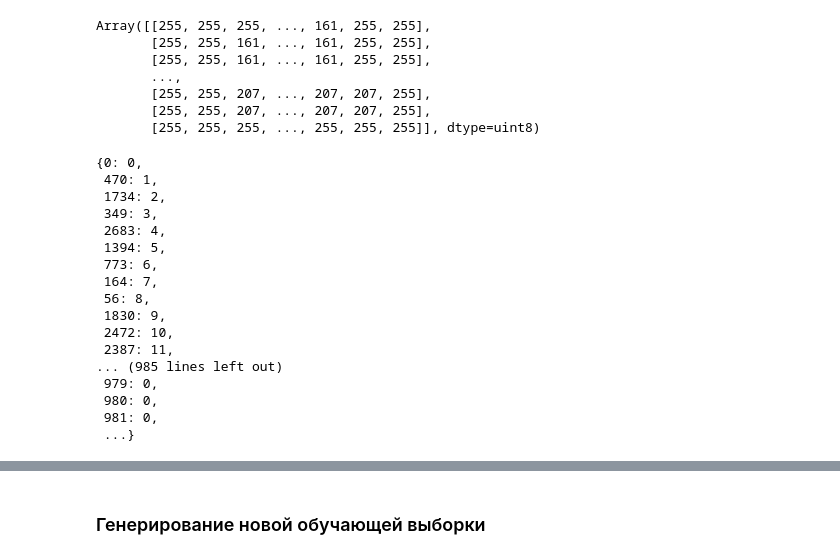
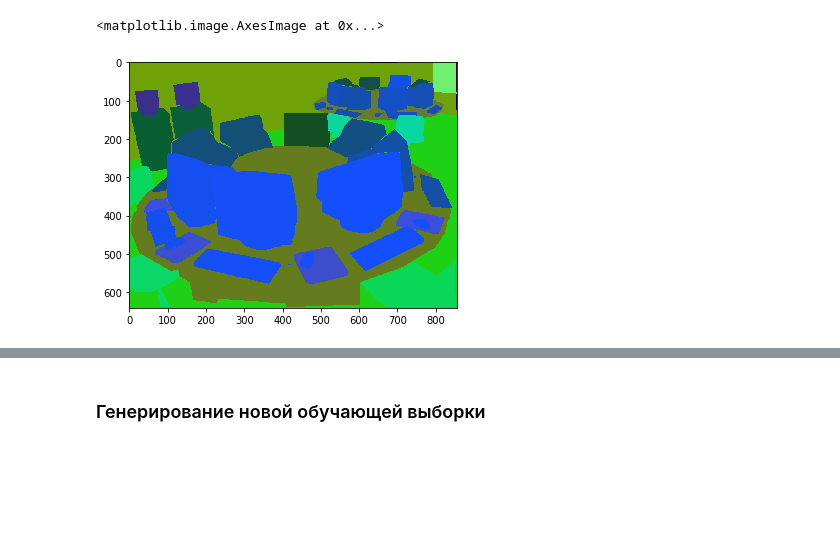
Before and after one commit to RobertVoropaev/InteriorRecognitionSystem, a Jupyter notebook: 3.ImagePreprocessing.ipynb, the cells around one changed output, grey strips where cells are left out. Saved outputs shown, nothing was run; the diff lists cells and outputs as text; code cells hidden in the pictures; blank space fills up the shorter version.

```diff
--- a/3.ImagePreprocessing.ipynb
+++ b/3.ImagePreprocessing.ipynb
@@ -140,30 +131,5 @@ def get_encoded_seg(seg):
 # %%
-get_encoded_seg(seg)
+imshow(seg)
 # %% [output]
-Array([[255, 255, 255, ..., 161, 255, 255],
-       [255, 255, 161, ..., 161, 255, 255],
-       [255, 255, 161, ..., 161, 255, 255],
-       ...,
-       [255, 255, 207, ..., 207, 207, 255],
-       [255, 255, 207, ..., 207, 207, 255],
-       [255, 255, 255, ..., 255, 255, 255]], dtype=uint8)
+<matplotlib.image.AxesImage at 0x...>
+[figure, added]
-# %%
-index_old_to_new_dict.k
-# %% [output]
-{0: 0,
- 470: 1,
- 1734: 2,
- 349: 3,
- 2683: 4,
- 1394: 5,
- 773: 6,
- 164: 7,
- 56: 8,
- 1830: 9,
- 2472: 10,
- 2387: 11,
-... (985 lines left out)
- 979: 0,
- 980: 0,
- 981: 0,
- ...}
```
Also changed, not shown: parts of 25 cells of this notebook, 20 other files.
